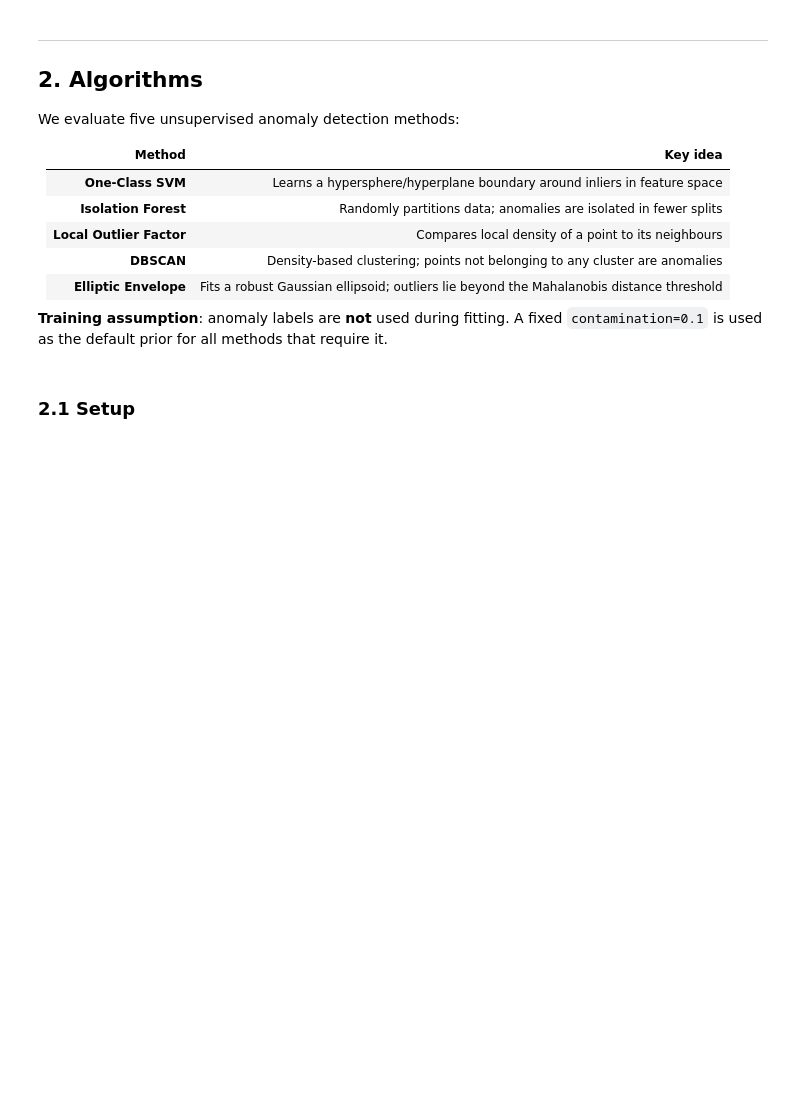
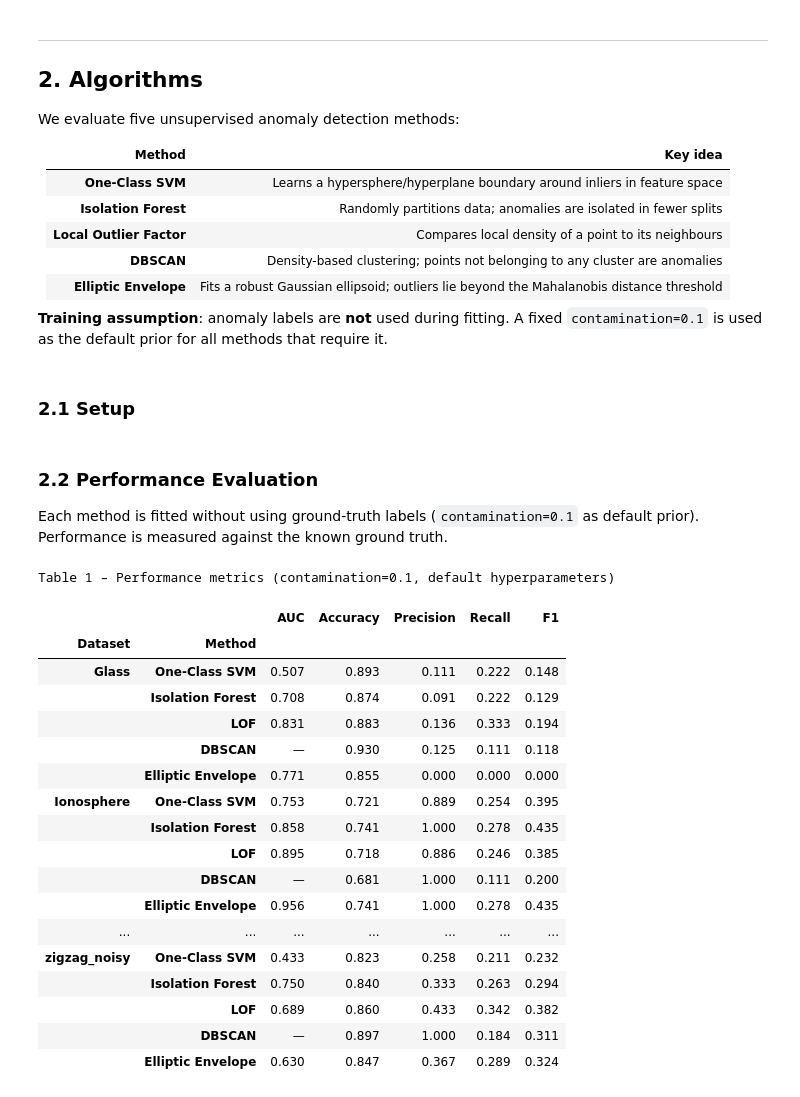
Before and after one commit to annaostrowska03/anomaly-detection-benchmark, a Jupyter notebook: notebooks/01_data_exploration.ipynb, the cells around one changed output. Cells and saved outputs as stored; diff of their text form; code cells hidden in the pictures; blank space fills up the shorter version.

```diff
--- a/notebooks/01_data_exploration.ipynb
+++ b/notebooks/01_data_exploration.ipynb
@@ -319,3 +319,48 @@ def run_methods(X, y_true, contamination=CONTAMINATION):
     results['Elliptic Envelope'] = compute_metrics(y_true, pred, score)
 
     return results
+# %% [markdown]
+### 2.2 Performance Evaluation
+
+Each method is fitted without using ground-truth labels (`contamination=0.1` as default prior). Performance is measured against the known ground truth.
+# %%
+all_results = {}
+for ds_name, (X, y) in ALL_DATASETS.items():
+    all_results[ds_name] = run_methods(X, y)
+
+# Build a multi-index DataFrame
+records = []
+for ds_name, method_dict in all_results.items():
+    for method, metrics in method_dict.items():
+        records.append({'Dataset': ds_name, 'Method': method, **metrics})
+
+results_df = pd.DataFrame(records).set_index(['Dataset', 'Method'])
+
+metrics_order = ['AUC', 'Accuracy', 'Precision', 'Recall', 'F1']
+results_df = results_df[metrics_order]
+
+styled = (results_df.style
+    .format('{:.3f}', na_rep='—')
+    .background_gradient(cmap='RdYlGn', axis=0, subset=metrics_order)
+    .set_caption('Table 1 – Performance metrics (contamination=0.1, default hyperparameters)'))
+styled
+# %% [output]
+Table 1 – Performance metrics (contamination=0.1, default hyperparameters)
+|  |  | AUC | Accuracy | Precision | Recall | F1 |
+| Dataset | Method |  |  |  |  |  |
+| Glass | One-Class SVM | 0.507 | 0.893 | 0.111 | 0.222 | 0.148 |
+|  | Isolation Forest | 0.708 | 0.874 | 0.091 | 0.222 | 0.129 |
+|  | LOF | 0.831 | 0.883 | 0.136 | 0.333 | 0.194 |
+|  | DBSCAN | — | 0.930 | 0.125 | 0.111 | 0.118 |
+|  | Elliptic Envelope | 0.771 | 0.855 | 0.000 | 0.000 | 0.000 |
+| Ionosphere | One-Class SVM | 0.753 | 0.721 | 0.889 | 0.254 | 0.395 |
+|  | Isolation Forest | 0.858 | 0.741 | 1.000 | 0.278 | 0.435 |
+|  | LOF | 0.895 | 0.718 | 0.886 | 0.246 | 0.385 |
+|  | DBSCAN | — | 0.681 | 1.000 | 0.111 | 0.200 |
+|  | Elliptic Envelope | 0.956 | 0.741 | 1.000 | 0.278 | 0.435 |
+| ... | ... | ... | ... | ... | ... | ... |
+| zigzag_noisy | One-Class SVM | 0.433 | 0.823 | 0.258 | 0.211 | 0.232 |
+|  | Isolation Forest | 0.750 | 0.840 | 0.333 | 0.263 | 0.294 |
+|  | LOF | 0.689 | 0.860 | 0.433 | 0.342 | 0.382 |
+|  | DBSCAN | — | 0.897 | 1.000 | 0.184 | 0.311 |
+|  | Elliptic Envelope | 0.630 | 0.847 | 0.367 | 0.289 | 0.324 |
```
Also changed, not shown: parts of 1 cell of this notebook.
